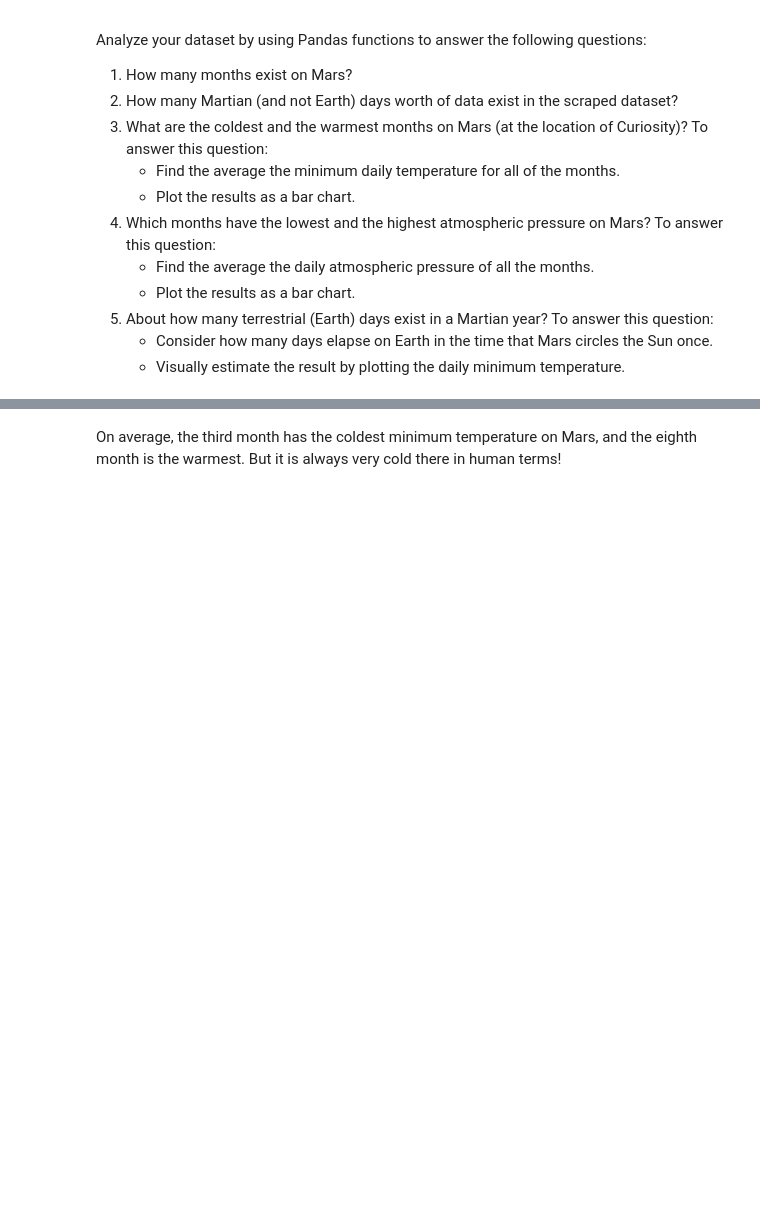
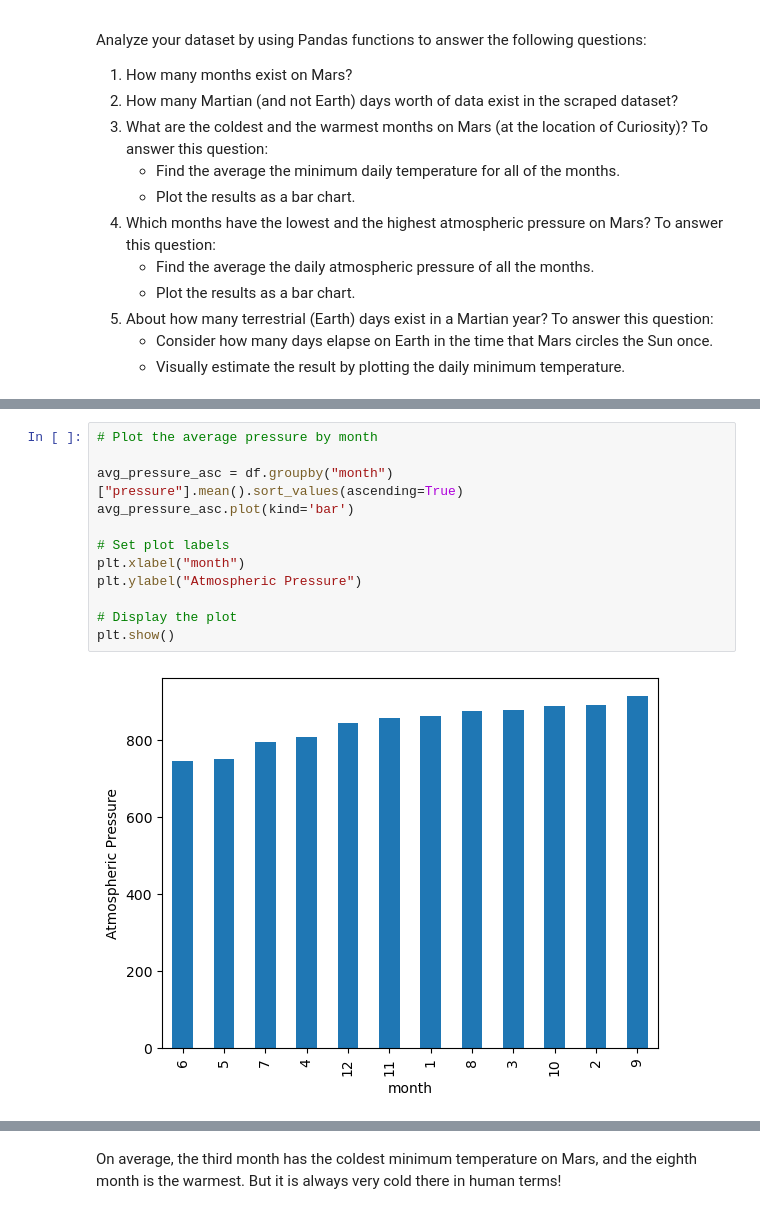
Before and after one commit to Deepika-GH/Module-11-Data_Collection, a Jupyter notebook: Starter_Code/part_2_mars_weather.ipynb, the cells around one changed output, grey strips where cells are left out. Drawn from its saved outputs; the diff is of its cells as text; blank space fills up the shorter version.

```diff
--- a/Starter_Code/part_2_mars_weather.ipynb
+++ b/Starter_Code/part_2_mars_weather.ipynb
@@ -174,2 +325,16 @@ Name: pressure, dtype: float64
+# %%
+# Plot the average pressure by month
+
+avg_pressure_asc = df.groupby("month")["pressure"].mean().sort_values(ascending=True)
+avg_pressure_asc.plot(kind='bar')
+
+# Set plot labels
+plt.xlabel("month")
+plt.ylabel("Atmospheric Pressure")
+
+# Display the plot
+plt.show()
+# %% [output]
+[figure, added]
 # %%
 # 5. How many terrestrial (earth) days are there in a Martian year?
```
Also changed, not shown: parts of 22 cells of this notebook, 1 other file.
